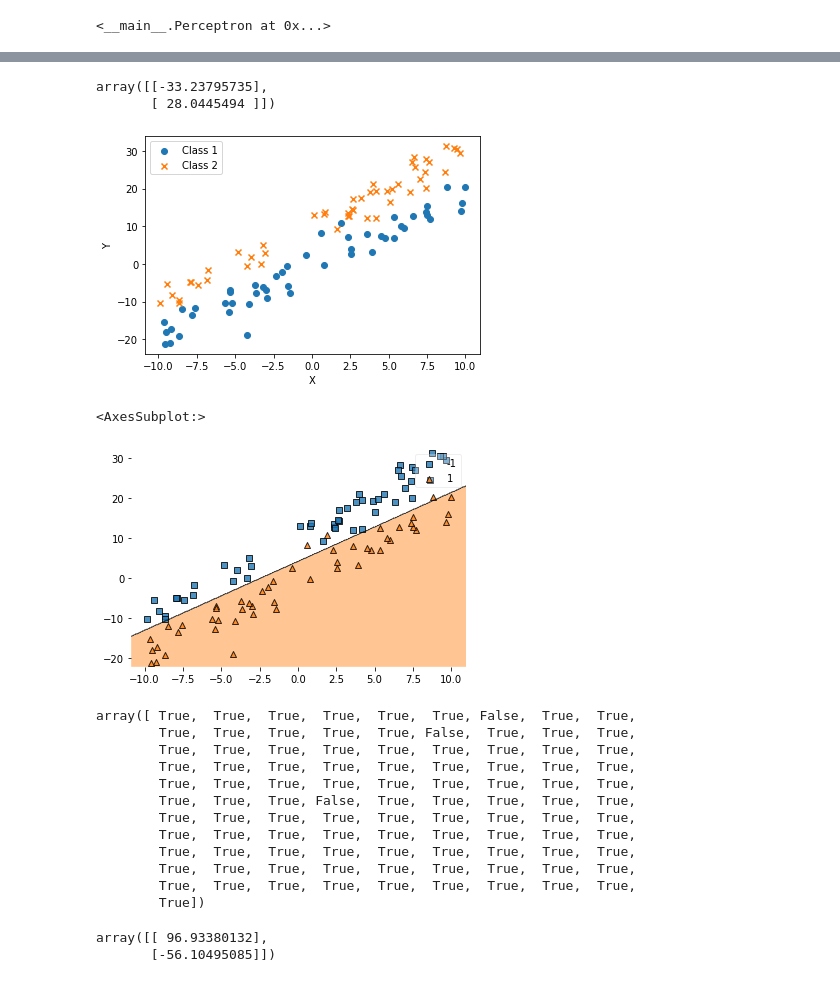
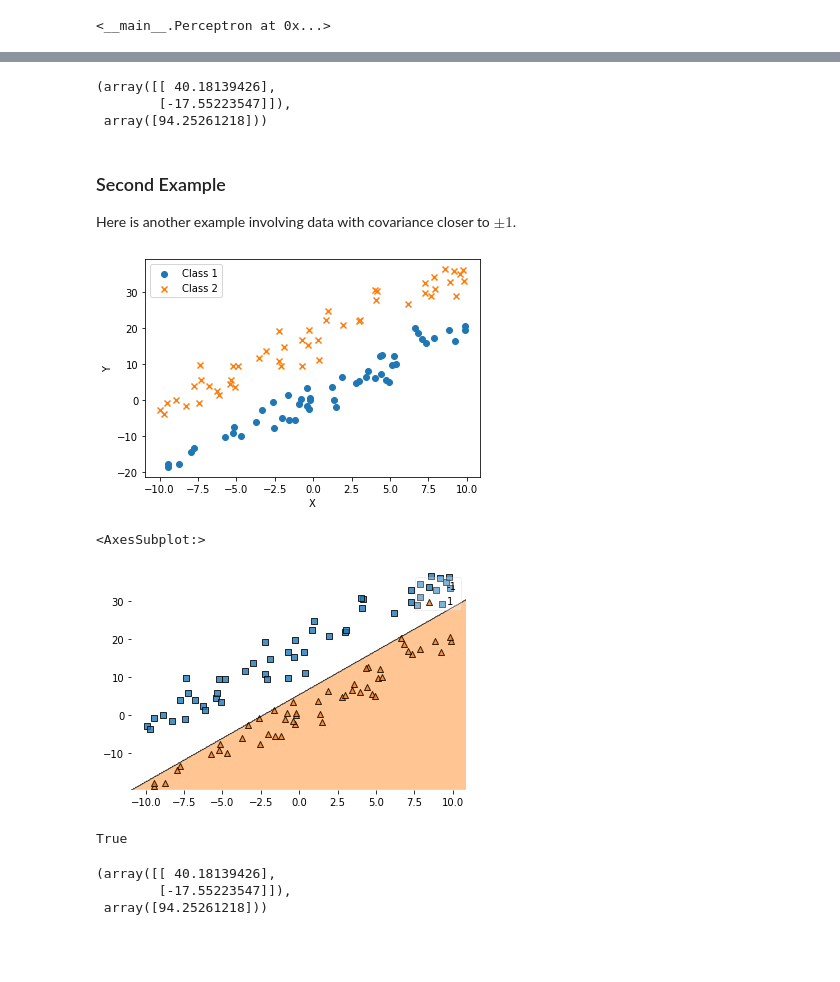
Before and after one commit to joshb88/python, a Jupyter notebook: Machine Learning Algorithms/Supervised Learning/Perceptron/perceptron.ipynb, the cells around one changed output, grey strips where cells are left out. Cells and saved outputs as stored; diff of their text form; code cells hidden in the pictures; blank space fills up the shorter version.

```diff
--- a/Machine Learning Algorithms/Supervised Learning/Perceptron/perceptron.ipynb
+++ b/Machine Learning Algorithms/Supervised Learning/Perceptron/perceptron.ipynb
@@ -225,40 +245,45 @@ plot_decision_regions(X, y, clf = percept)
 # %%
-percept.w
+percept.w, percept.b
 # %% [output]
-array([[-33.23795735],
-       [ 28.0445494 ]])
+(array([[ 40.18139426],
+        [-17.55223547]]),
+ array([94.25261218]))
+# %% [markdown]
+### Second Example
+
+Here is another example involving data with covariance closer to $\pm1$.
 # %%
 num_points = 50
 
 # Generate random points for class 1
 class1_x = np.random.uniform(-10, 10, num_points)
 class1_y = 2 * class1_x + np.random.normal(0, 3, num_points)
 
 # Generate random points for class 2
 class2_x = np.random.uniform(-10, 10, num_points)
-class2_y = 2 * class2_x + 10 + np.random.normal(0, 3, num_points)
+class2_y = 2 * class2_x + 17 + np.random.normal(0, 3, num_points)
 
 # Concatenate the points and labels
 x = np.concatenate([class1_x, class2_x])
 y = np.concatenate([class1_y, class2_y])
 labels = np.concatenate([np.ones(num_points), -np.ones(num_points)])
 
 # Shuffle the data
 indices = np.arange(2 * num_points)
 np.random.shuffle(indices)
 x = x[indices]
 y = y[indices]
 labels = labels[indices]
 
 # Plot the points
 plt.scatter(class1_x, class1_y, label='Class 1', marker='o')
 plt.scatter(class2_x, class2_y, label='Class 2', marker='x')
 plt.xlabel('X')
 plt.ylabel('Y')
 plt.legend()
 plt.show()
 # %% [output]
-[figure, old version]
+[figure, new version]
 # %%
 df = pd.DataFrame({"x" : x, "y" : y, "class" : labels})
 X = df[["x","y"]].to_numpy()
@@ -269,24 +294,14 @@ y_pred = percept.predict(X).reshape(len(X))
 plot_decision_regions(X,y, percept)
 # %% [output]
 <AxesSubplot:>
-[figure, old version]
+[figure, new version]
-# %%
-y_pred == y
-# %% [output]
-array([ True,  True,  True,  True,  True,  True, False,  True,  True,
-        True,  True,  True,  True,  True, False,  True,  True,  True,
-        True,  True,  True,  True,  True,  True,  True,  True,  True,
-        True,  True,  True,  True,  True,  True,  True,  True,  True,
-        True,  True,  True,  True,  True,  True,  True,  True,  True,
-        True,  True,  True, False,  True,  True,  True,  True,  True,
-        True,  True,  True,  True,  True,  True,  True,  True,  True,
-        True,  True,  True,  True,  True,  True,  True,  True,  True,
-        True,  True,  True,  True,  True,  True,  True,  True,  True,
-        True,  True,  True,  True,  True,  True,  True,  True,  True,
-        True,  True,  True,  True,  True,  True,  True,  True,  True,
-        True])
+# %%
+np.array_equal(y, y_pred)
+# %% [output]
+True
 # %%
-percept.w
+percept.w, percept.b
 # %% [output]
-array([[ 96.93380132],
-       [-56.10495085]])
+(array([[ 40.18139426],
+        [-17.55223547]]),
+ array([94.25261218]))
```
Also changed, not shown: parts of 12 cells of this notebook, 1 other file.
